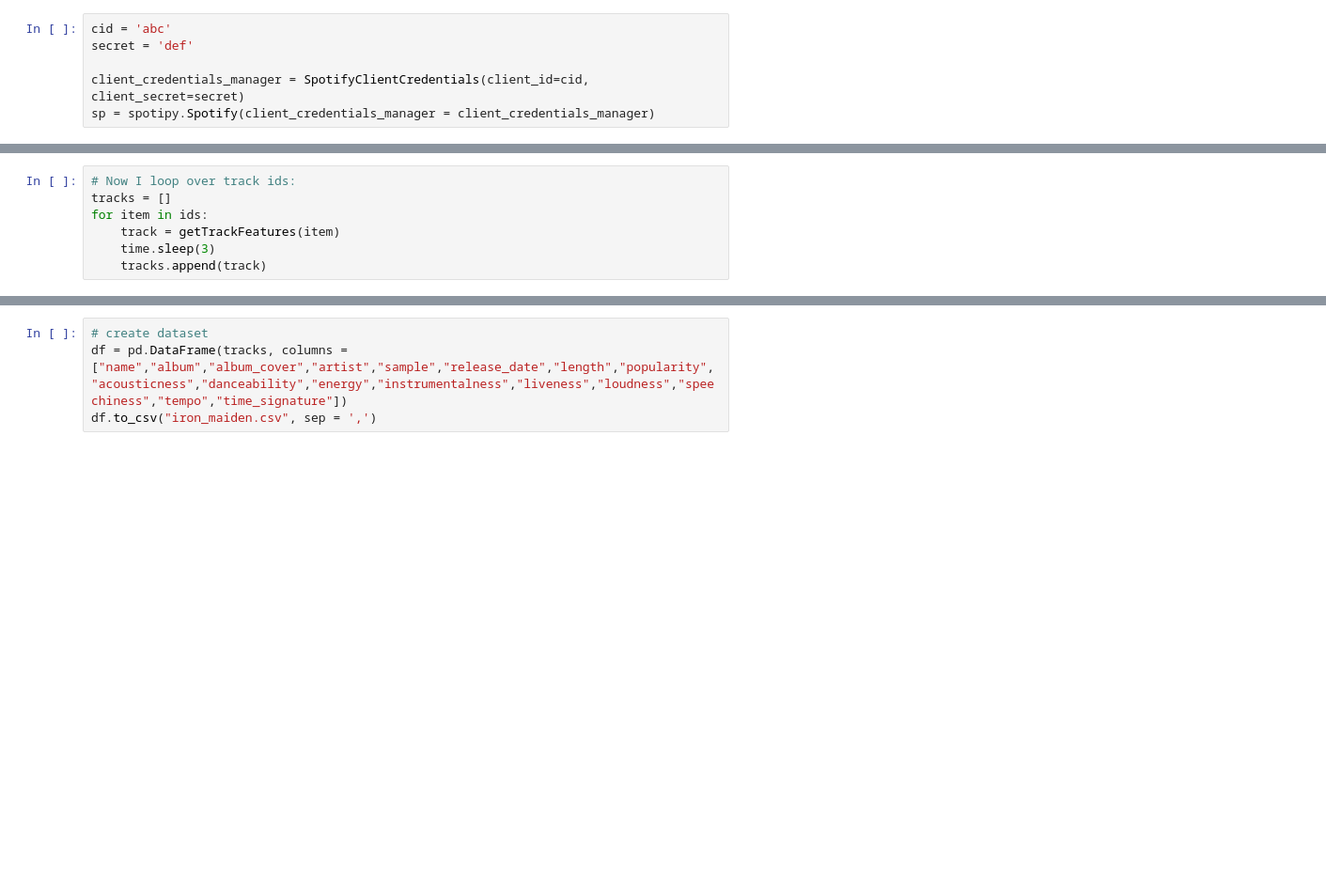
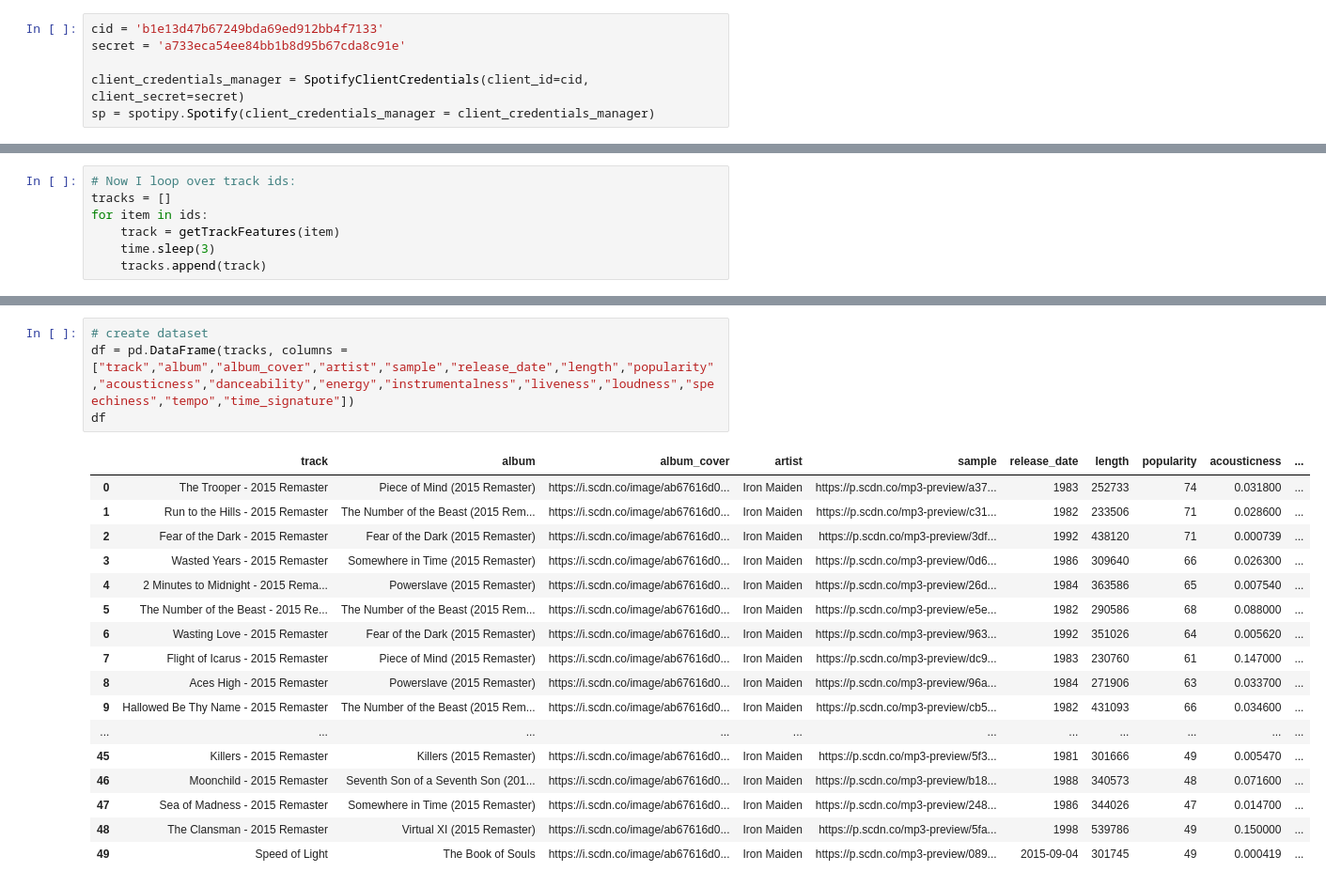
Before and after one commit to mdds-ds/Proyectos-en-data-science, a Jupyter notebook: Music and lyrics recommendation system and generator (under construction)/Collecting musical data using Spotipy.ipynb, the cells around one changed output, grey strips where cells are left out. Shown at 94% size. Saved outputs shown, nothing was run; the diff lists cells and outputs as text; blank space fills up the shorter version.

```diff
--- a/Music and lyrics recommendation system and generator (under construction)/Collecting musical data using Spotipy.ipynb
+++ b/Music and lyrics recommendation system and generator (under construction)/Collecting musical data using Spotipy.ipynb
@@ -23,6 +29,6 @@ import requests
 # %%
-cid = 'abc'
-secret = 'def'
+cid = 'b1e13d47b67249bda69ed912bb4f7133'
+secret = 'a733eca54ee84bb1b8d95b67cda8c91e'
 
 client_credentials_manager = SpotifyClientCredentials(client_id=cid, client_secret=secret)
 sp = spotipy.Spotify(client_credentials_manager = client_credentials_manager)
@@ -82,4 +131,22 @@ for item in ids:
 # %%
 # create dataset
-df = pd.DataFrame(tracks, columns = ["name","album","album_cover","artist","sample","release_date","length","popularity","acousticness","danceability","energy","instrumentalness","liveness","loudness","speechiness","tempo","time_signature"])
-df.to_csv("iron_maiden.csv", sep = ',')
+df = pd.DataFrame(tracks, columns = ["track","album","album_cover","artist","sample","release_date","length","popularity","acousticness","danceability","energy","instrumentalness","liveness","loudness","speechiness","tempo","time_signature"])
+df
+# %% [output]
+|  | track | album | album_cover | artist | sample | release_date | length | popularity | acousticness | ... |
+| 0 | The Trooper - 2015 Remaster | Piece of Mind (2015 Remaster) | https://i.scdn.co/image/ab67616d0... | Iron Maiden | https://p.scdn.co/mp3-preview/a37... | 1983 | 252733 | 74 | 0.031800 | ... |
+| 1 | Run to the Hills - 2015 Remaster | The Number of the Beast (2015 Rem... | https://i.scdn.co/image/ab67616d0... | Iron Maiden | https://p.scdn.co/mp3-preview/c31... | 1982 | 233506 | 71 | 0.028600 | ... |
+| 2 | Fear of the Dark - 2015 Remaster | Fear of the Dark (2015 Remaster) | https://i.scdn.co/image/ab67616d0... | Iron Maiden | https://p.scdn.co/mp3-preview/3df... | 1992 | 438120 | 71 | 0.000739 | ... |
+| 3 | Wasted Years - 2015 Remaster | Somewhere in Time (2015 Remaster) | https://i.scdn.co/image/ab67616d0... | Iron Maiden | https://p.scdn.co/mp3-preview/0d6... | 1986 | 309640 | 66 | 0.026300 | ... |
+| 4 | 2 Minutes to Midnight - 2015 Rema... | Powerslave (2015 Remaster) | https://i.scdn.co/image/ab67616d0... | Iron Maiden | https://p.scdn.co/mp3-preview/26d... | 1984 | 363586 | 65 | 0.007540 | ... |
+| 5 | The Number of the Beast - 2015 Re... | The Number of the Beast (2015 Rem... | https://i.scdn.co/image/ab67616d0... | Iron Maiden | https://p.scdn.co/mp3-preview/e5e... | 1982 | 290586 | 68 | 0.088000 | ... |
+| 6 | Wasting Love - 2015 Remaster | Fear of the Dark (2015 Remaster) | https://i.scdn.co/image/ab67616d0... | Iron Maiden | https://p.scdn.co/mp3-preview/963... | 1992 | 351026 | 64 | 0.005620 | ... |
+| 7 | Flight of Icarus - 2015 Remaster | Piece of Mind (2015 Remaster) | https://i.scdn.co/image/ab67616d0... | Iron Maiden | https://p.scdn.co/mp3-preview/dc9... | 1983 | 230760 | 61 | 0.147000 | ... |
+| 8 | Aces High - 2015 Remaster | Powerslave (2015 Remaster) | https://i.scdn.co/image/ab67616d0... | Iron Maiden | https://p.scdn.co/mp3-preview/96a... | 1984 | 271906 | 63 | 0.033700 | ... |
+| 9 | Hallowed Be Thy Name - 2015 Remaster | The Number of the Beast (2015 Rem... | https://i.scdn.co/image/ab67616d0... | Iron Maiden | https://p.scdn.co/mp3-preview/cb5... | 1982 | 431093 | 66 | 0.034600 | ... |
+| ... | ... | ... | ... | ... | ... | ... | ... | ... | ... | ... |
+| 45 | Killers - 2015 Remaster | Killers (2015 Remaster) | https://i.scdn.co/image/ab67616d0... | Iron Maiden | https://p.scdn.co/mp3-preview/5f3... | 1981 | 301666 | 49 | 0.005470 | ... |
+| 46 | Moonchild - 2015 Remaster | Seventh Son of a Seventh Son (201... | https://i.scdn.co/image/ab67616d0... | Iron Maiden | https://p.scdn.co/mp3-preview/b18... | 1988 | 340573 | 48 | 0.071600 | ... |
+| 47 | Sea of Madness - 2015 Remaster | Somewhere in Time (2015 Remaster) | https://i.scdn.co/image/ab67616d0... | Iron Maiden | https://p.scdn.co/mp3-preview/248... | 1986 | 344026 | 47 | 0.014700 | ... |
+| 48 | The Clansman - 2015 Remaster | Virtual XI (2015 Remaster) | https://i.scdn.co/image/ab67616d0... | Iron Maiden | https://p.scdn.co/mp3-preview/5fa... | 1998 | 539786 | 49 | 0.150000 | ... |
+| 49 | Speed of Light | The Book of Souls | https://i.scdn.co/image/ab67616d0... | Iron Maiden | https://p.scdn.co/mp3-preview/089... | 2015-09-04 | 301745 | 49 | 0.000419 | ... |
```
Also changed, not shown: parts of 8 cells of this notebook, 2 other files.
